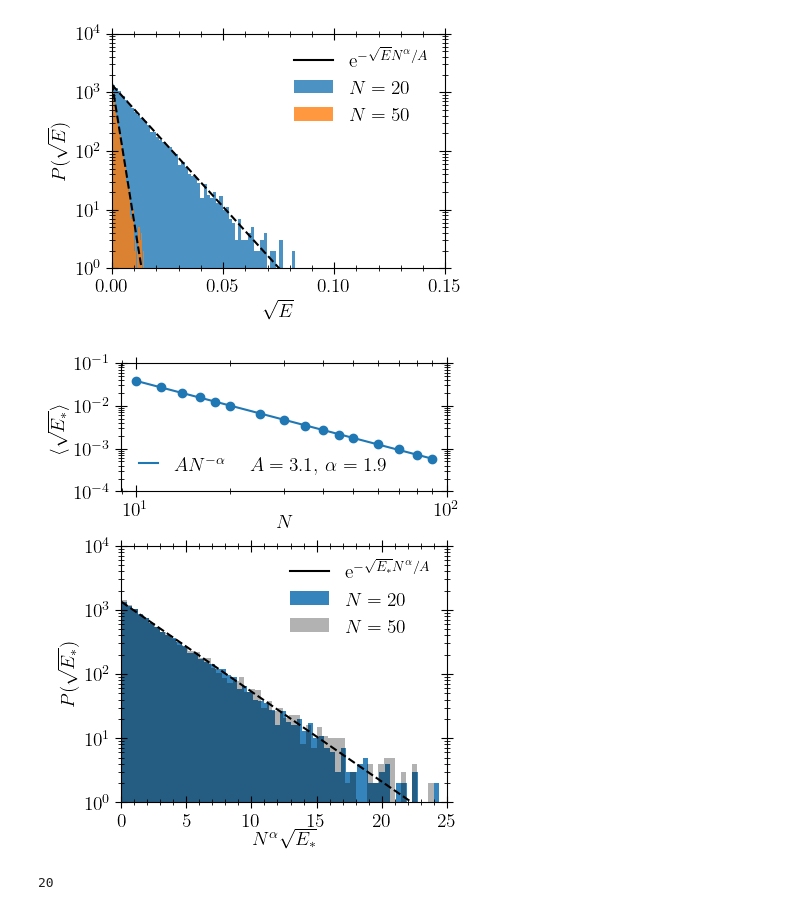
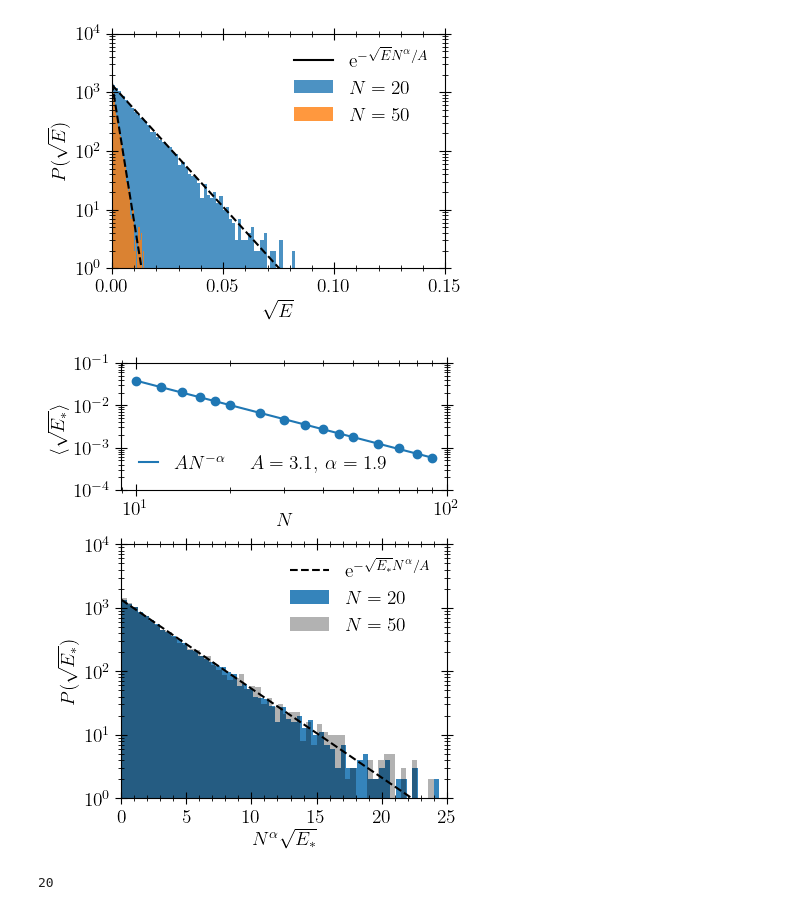
Before and after one commit to FZJ-PGI-12/Mean-Field-Approximate-Optimization-Algorithm, a Jupyter notebook: notebooks/plots_number-partitioning.ipynb, the cells around one changed output. Saved outputs shown, nothing was run; the diff lists cells and outputs as text; code cells hidden in the pictures.

Commit message:
final plot

```diff
--- a/notebooks/plots_number-partitioning.ipynb
+++ b/notebooks/plots_number-partitioning.ipynb
@@ -129,36 +129,36 @@ ax1 = fig.add_subplot(spec[1])
 ax2 = fig.add_subplot(spec[0])
 
 ax1.plot(X, E_star_data, "o")
 ax1.plot(X, map(x -> m(x, [fit_E.param[1], fit_E.param[2]]), log.(X)) .|> exp, "-C0", label="\$AN^{-\\alpha}\$")
 ax1.plot([], [], lw=0, label=@sprintf("\$A=%.1f,\\, \\alpha=%.1f \$", fit_E.param[1] |> exp, fit_E.param[2] |> abs))
 ax1.set_xlabel("\$N\$", labelpad=-4)
 ax1.set_ylabel("\$\\langle\\sqrt{E_*}\\rangle\$")
 ax1.set_xscale("log")
 ax1.set_yscale("log")
 ax1.set_xlim(nothing, 1e2)
 ax1.set_ylim(1e-4, 1e-1)
 ax1.legend(loc="lower left", ncol=2, columnspacing=-0.5, handlelength=1)
 
 for (k, N) in enumerate([20, 50])
     new_file = "number-partitioning_" * "p_" * string(p) * "_N_" * string(N) * "_num_inst_" * string(num_instances) * "_seed_" * string(seed) * "_hist_stats.h5"
     data_file = h5open(PATH * new_file, "r")
     all_E_stars = read(data_file, "all_E_stars")
     counts, bins = np.histogram(all_E_stars, bins=100)
     hist(N^1.9 .* bins[1:end-1], N^1.9 .* bins, weights=(counts), lw=1.5, label=@sprintf("\$N=%2d\$", N), color=colors[k], alpha=alphas[k])#, histtype="step")
     if k == 1
         plot(N^1.9 .* bins[1:end-1], map(x -> counts[1]*exp.(-x / 3.1), N^1.9 .* bins[1:end-1]), "--k")
     end
 end
-plot([], [], c="k", label="\$\\mathrm{e}^{- \\sqrt{E_*} N^{\\alpha} / A}\$")
+plot([], [], "--k", label="\$\\mathrm{e}^{- \\sqrt{E_*} N^{\\alpha} / A}\$")
 legend(loc="upper right", ncol=1)
 ax2.set_yscale("log")
 ax2.set_xlim(0, 25)
 ax2.set_ylim(1e0, 1e4)
-ax2.set_xlabel("\$N^{\\alpha}\\sqrt{E_*}\$", labelpad=-1)
+ax2.set_xlabel("\$N^{\\alpha}\\sqrt{E_*}\$", labelpad=2)
 ax2.set_ylabel("\$ P(\\sqrt{E_*})\$")
 savefig(PATH_DB * "Fig5.pdf", dpi=300)
 # %% [output]
-[figure, old version]
+[figure, new version]
 # %%
 N = 20 #
 # N = 12
```
Also changed, not shown: 1 other file.
